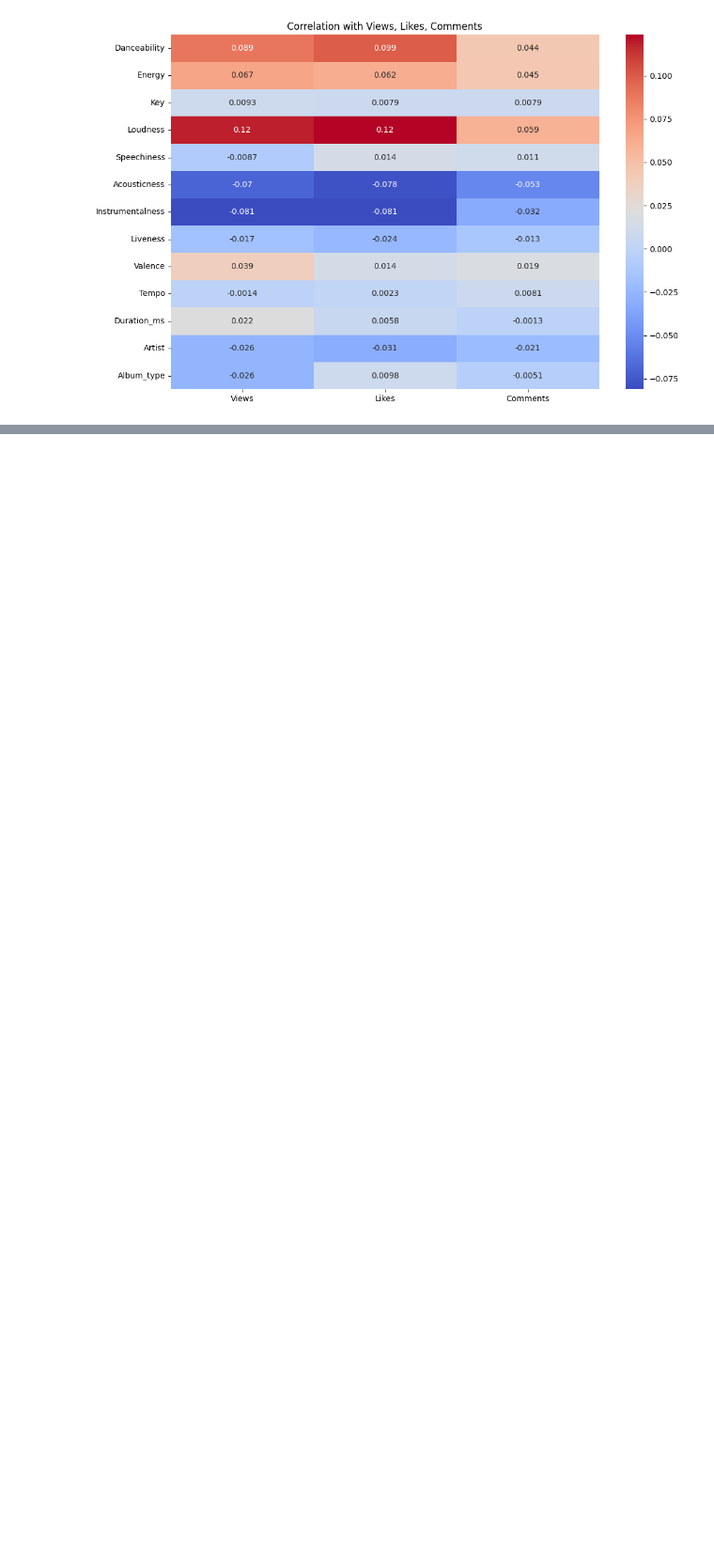
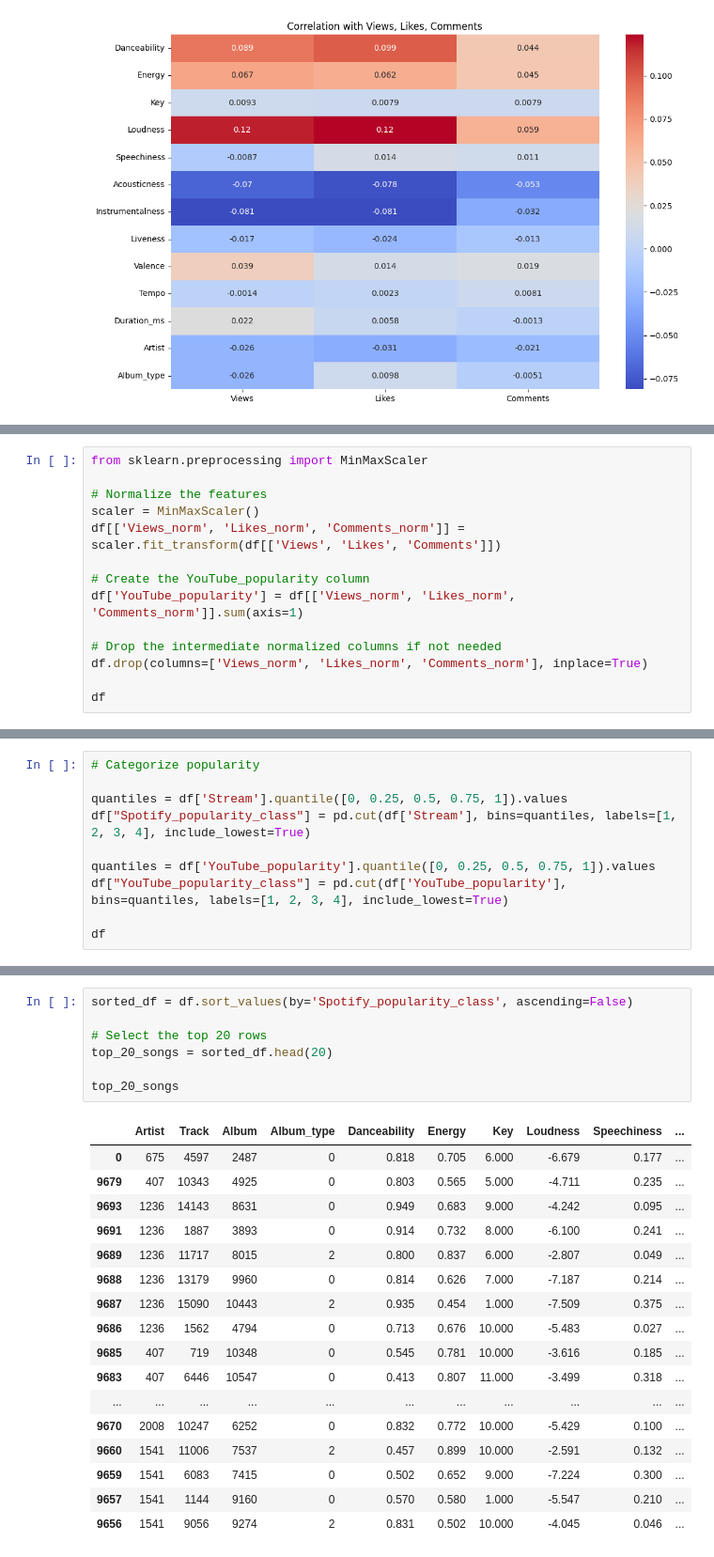
Before and after one commit to shirelzz/ML_Final_Project, a Jupyter notebook: project_main.ipynb, the cells around one changed output, grey strips where cells are left out. Shown: that part at 94% size. Saved outputs shown, nothing was run; the diff lists cells and outputs as text; blank space fills up the shorter version.

```diff
--- a/project_main.ipynb
+++ b/project_main.ipynb
@@ -224,0 +417,14 @@ plt.show()
+# %%
+from sklearn.preprocessing import MinMaxScaler
+
+# Normalize the features
+scaler = MinMaxScaler()
+df[['Views_norm', 'Likes_norm', 'Comments_norm']] = scaler.fit_transform(df[['Views', 'Likes', 'Comments']])
+
+# Create the YouTube_popularity column
+df['YouTube_popularity'] = df[['Views_norm', 'Likes_norm', 'Comments_norm']].sum(axis=1)
+
+# Drop the intermediate normalized columns if not needed
+df.drop(columns=['Views_norm', 'Likes_norm', 'Comments_norm'], inplace=True)
+
+df
@@ -224,0 +481,10 @@ plt.show()
+# %%
+# Categorize popularity
+
+quantiles = df['Stream'].quantile([0, 0.25, 0.5, 0.75, 1]).values
+df["Spotify_popularity_class"] = pd.cut(df['Stream'], bins=quantiles, labels=[1, 2, 3, 4], include_lowest=True)
+
+quantiles = df['YouTube_popularity'].quantile([0, 0.25, 0.5, 0.75, 1]).values
+df["YouTube_popularity_class"] = pd.cut(df['YouTube_popularity'], bins=quantiles, labels=[1, 2, 3, 4], include_lowest=True)
+
+df
@@ -224,0 +525,25 @@ plt.show()
+# %%
+sorted_df = df.sort_values(by='Spotify_popularity_class', ascending=False)
+
+# Select the top 20 rows
+top_20_songs = sorted_df.head(20)
+
+top_20_songs
+# %% [output]
+|  | Artist | Track | Album | Album_type | Danceability | Energy | Key | Loudness | Speechiness | ... |
+| 0 | 675 | 4597 | 2487 | 0 | 0.818 | 0.705 | 6.000 | -6.679 | 0.177 | ... |
+| 9679 | 407 | 10343 | 4925 | 0 | 0.803 | 0.565 | 5.000 | -4.711 | 0.235 | ... |
+| 9693 | 1236 | 14143 | 8631 | 0 | 0.949 | 0.683 | 9.000 | -4.242 | 0.095 | ... |
+| 9691 | 1236 | 1887 | 3893 | 0 | 0.914 | 0.732 | 8.000 | -6.100 | 0.241 | ... |
+| 9689 | 1236 | 11717 | 8015 | 2 | 0.800 | 0.837 | 6.000 | -2.807 | 0.049 | ... |
+| 9688 | 1236 | 13179 | 9960 | 0 | 0.814 | 0.626 | 7.000 | -7.187 | 0.214 | ... |
+| 9687 | 1236 | 15090 | 10443 | 2 | 0.935 | 0.454 | 1.000 | -7.509 | 0.375 | ... |
+| 9686 | 1236 | 1562 | 4794 | 0 | 0.713 | 0.676 | 10.000 | -5.483 | 0.027 | ... |
+| 9685 | 407 | 719 | 10348 | 0 | 0.545 | 0.781 | 10.000 | -3.616 | 0.185 | ... |
+| 9683 | 407 | 6446 | 10547 | 0 | 0.413 | 0.807 | 11.000 | -3.499 | 0.318 | ... |
+| ... | ... | ... | ... | ... | ... | ... | ... | ... | ... | ... |
+| 9670 | 2008 | 10247 | 6252 | 0 | 0.832 | 0.772 | 10.000 | -5.429 | 0.100 | ... |
+| 9660 | 1541 | 11006 | 7537 | 2 | 0.457 | 0.899 | 10.000 | -2.591 | 0.132 | ... |
+| 9659 | 1541 | 6083 | 7415 | 0 | 0.502 | 0.652 | 9.000 | -7.224 | 0.300 | ... |
+| 9657 | 1541 | 1144 | 9160 | 0 | 0.570 | 0.580 | 1.000 | -5.547 | 0.210 | ... |
+| 9656 | 1541 | 9056 | 9274 | 2 | 0.831 | 0.502 | 10.000 | -4.045 | 0.046 | ... |
```
Also changed, not shown: parts of 31 cells of this notebook.
